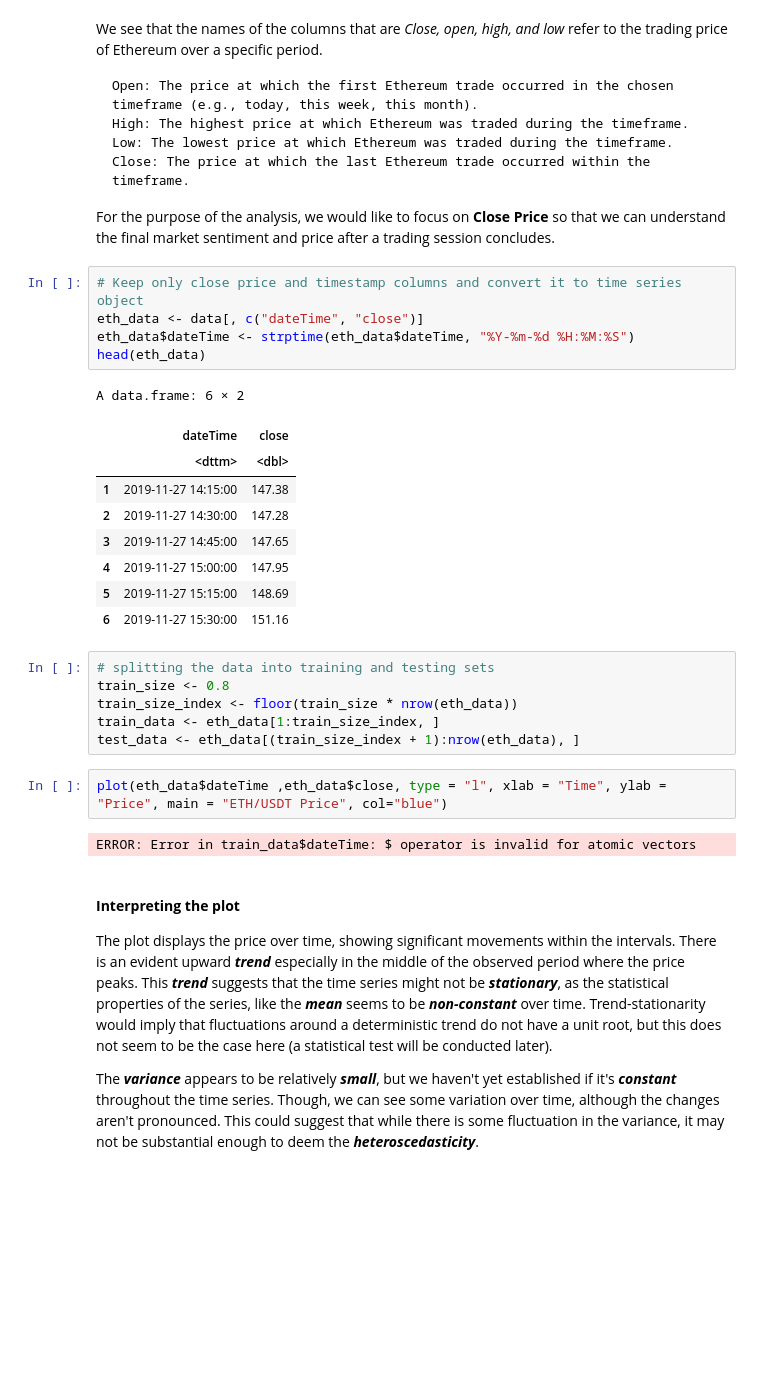
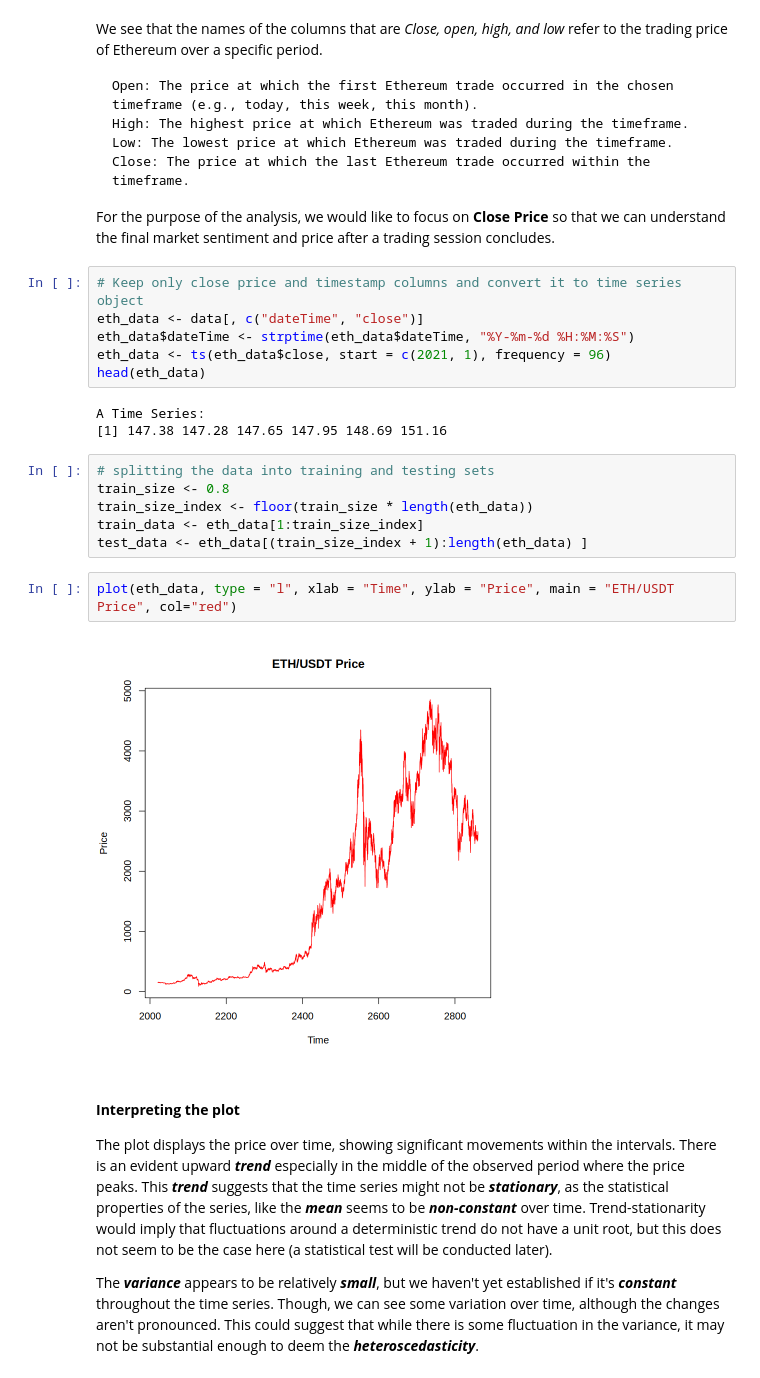
Before and after one commit to Djalal-H/TSA, a Jupyter notebook: main.ipynb, the cells around one changed output. Saved outputs shown, nothing was run; the diff lists cells and outputs as text; blank space fills up the shorter version.

```diff
--- a/main.ipynb
+++ b/main.ipynb
@@ -57,27 +57,21 @@ For the purpose of the analysis, we would like to focus on __Close Price__ so th
 # Keep only close price and timestamp columns and convert it to time series object
 eth_data <- data[, c("dateTime", "close")]
 eth_data$dateTime <- strptime(eth_data$dateTime, "%Y-%m-%d %H:%M:%S")
+eth_data <- ts(eth_data$close, start = c(2021, 1), frequency = 96)
 head(eth_data)
 # %% [output]
-A data.frame: 6 × 2
+A Time Series:
+[1] 147.38 147.28 147.65 147.95 148.69 151.16
-|  | dateTime | close |
-|  | <dttm> | <dbl> |
-| 1 | 2019-11-27 14:15:00 | 147.38 |
-| 2 | 2019-11-27 14:30:00 | 147.28 |
-| 3 | 2019-11-27 14:45:00 | 147.65 |
-| 4 | 2019-11-27 15:00:00 | 147.95 |
-| 5 | 2019-11-27 15:15:00 | 148.69 |
-| 6 | 2019-11-27 15:30:00 | 151.16 |
 # %%
 # splitting the data into training and testing sets
 train_size <- 0.8
-train_size_index <- floor(train_size * nrow(eth_data))
-train_data <- eth_data[1:train_size_index, ]
-test_data <- eth_data[(train_size_index + 1):nrow(eth_data), ]
+train_size_index <- floor(train_size * length(eth_data))
+train_data <- eth_data[1:train_size_index]
+test_data <- eth_data[(train_size_index + 1):length(eth_data) ]
 # %%
-plot(eth_data$dateTime ,eth_data$close, type = "l", xlab = "Time", ylab = "Price", main = "ETH/USDT Price", col="blue")
+plot(eth_data, type = "l", xlab = "Time", ylab = "Price", main = "ETH/USDT Price", col="red")
 # %% [output]
-ERROR: Error in train_data$dateTime: $ operator is invalid for atomic vectors
+[figure, added]
 # %% [markdown]
 #### __Interpreting the plot__
 The plot displays the price over time, showing significant movements within the intervals. There is an evident upward *__trend__* especially in the middle of the observed period where the price peaks. This *__trend__* suggests that the time series might not be *__stationary__*, as the statistical properties of the series, like the *__mean__* seems to be *__non-constant__* over time. Trend-stationarity would imply that fluctuations around a deterministic trend do not have a unit root, but this does not seem to be the case here (a statistical test will be conducted later).
```
Also changed, not shown: parts of 27 cells of this notebook.
